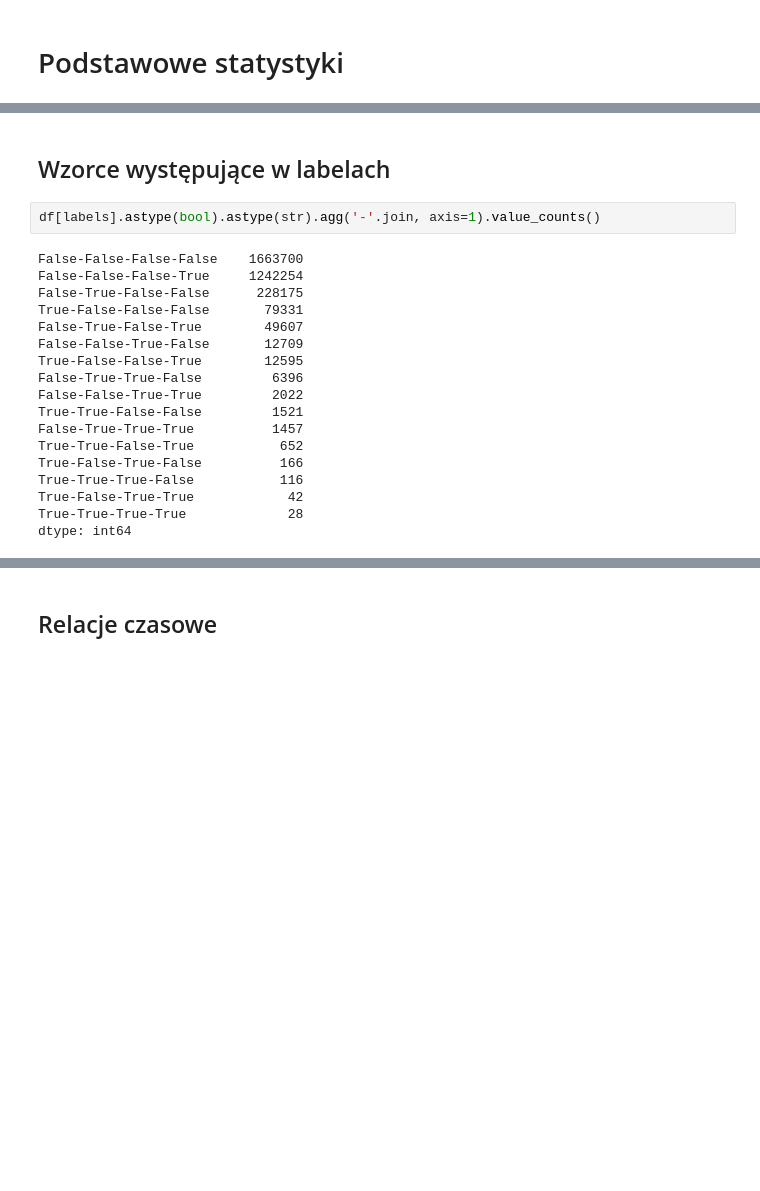
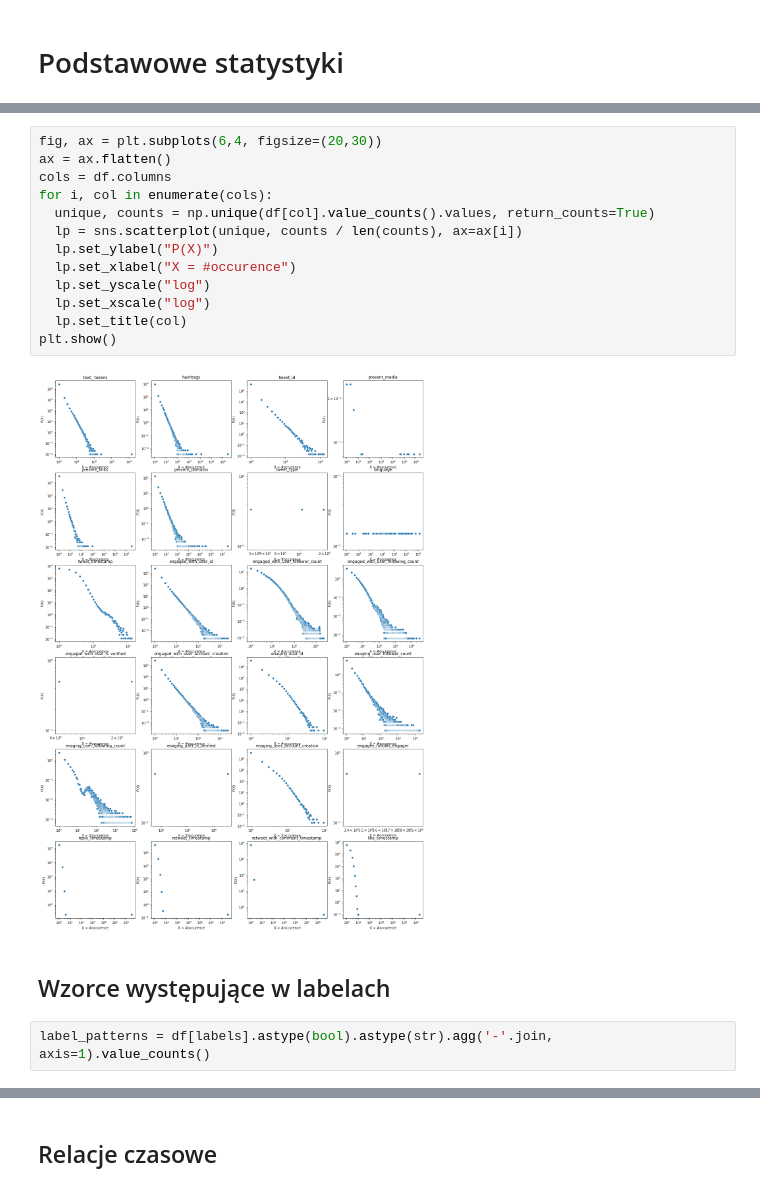
Before and after one commit to sunmic/RecSys2021, a Jupyter notebook: Colab_EDA.ipynb, the cells around one changed output, grey strips where cells are left out. Drawn from its saved outputs; the diff is of its cells as text; blank space fills up the shorter version.

```diff
--- a/Colab_EDA.ipynb
+++ b/Colab_EDA.ipynb
@@ -131,25 +84,22 @@ df.describe()
 | unique | 2812148 | 315247 | 3041137 | 17 | 303962 | 56888 | 3 | 66 | ... |
 | top | 101\t100\t102 |  | AE62799DC2A663D542FB92AAF531E5D1 |  |  |  | TopLevel | 488B32D24BD4BB44172EB981C1BCA6FA | ... |
 | freq | 14227 | 2632600 | 124 | 2041604 | 2920389 | 2920389 | 1952361 | 1204895 | ... |
+# %%
+fig, ax = plt.subplots(6,4, figsize=(20,30))
+ax = ax.flatten()
+cols = df.columns
+for i, col in enumerate(cols):
+  unique, counts = np.unique(df[col].value_counts().values, return_counts=True)
+  lp = sns.scatterplot(unique, counts / len(counts), ax=ax[i])
+  lp.set_ylabel("P(X)")
+  lp.set_xlabel("X = #occurence")
+  lp.set_yscale("log")
+  lp.set_xscale("log")
+  lp.set_title(col)
+plt.show()
+# %% [output]
+[figure, added]
 # %% [markdown]
 ## Wzorce występujące w labelach
 # %%
-df[labels].astype(bool).astype(str).agg('-'.join, axis=1).value_counts()
+label_patterns = df[labels].astype(bool).astype(str).agg('-'.join, axis=1).value_counts()
-# %% [output]
-False-False-False-False    1663700
-False-False-False-True     1242254
-False-True-False-False      228175
-True-False-False-False       79331
-False-True-False-True        49607
-False-False-True-False       12709
-True-False-False-True        12595
-False-True-True-False         6396
-False-False-True-True         2022
-True-True-False-False         1521
-False-True-True-True          1457
-True-True-False-True           652
-True-False-True-False          166
-True-True-True-False           116
-True-False-True-True            42
-True-True-True-True             28
-dtype: int64
```
Also changed, not shown: parts of 7 cells of this notebook, 1 other file.
